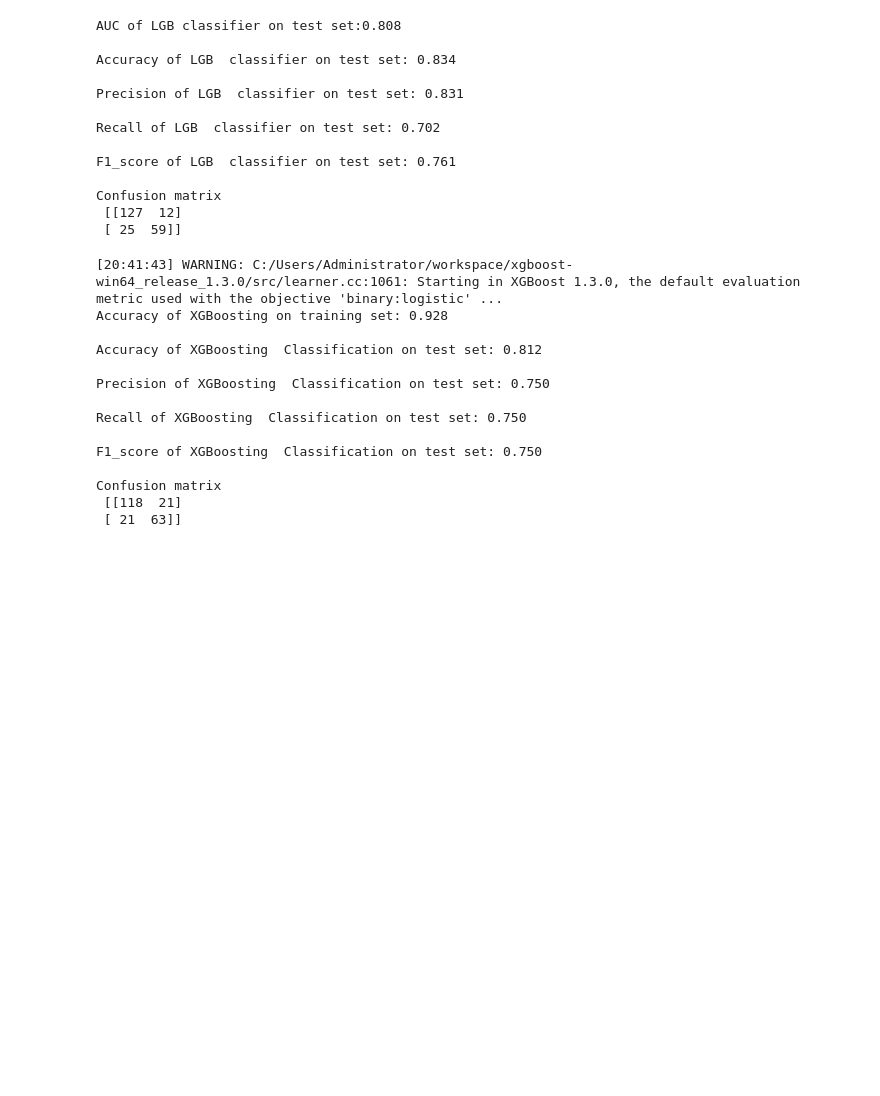
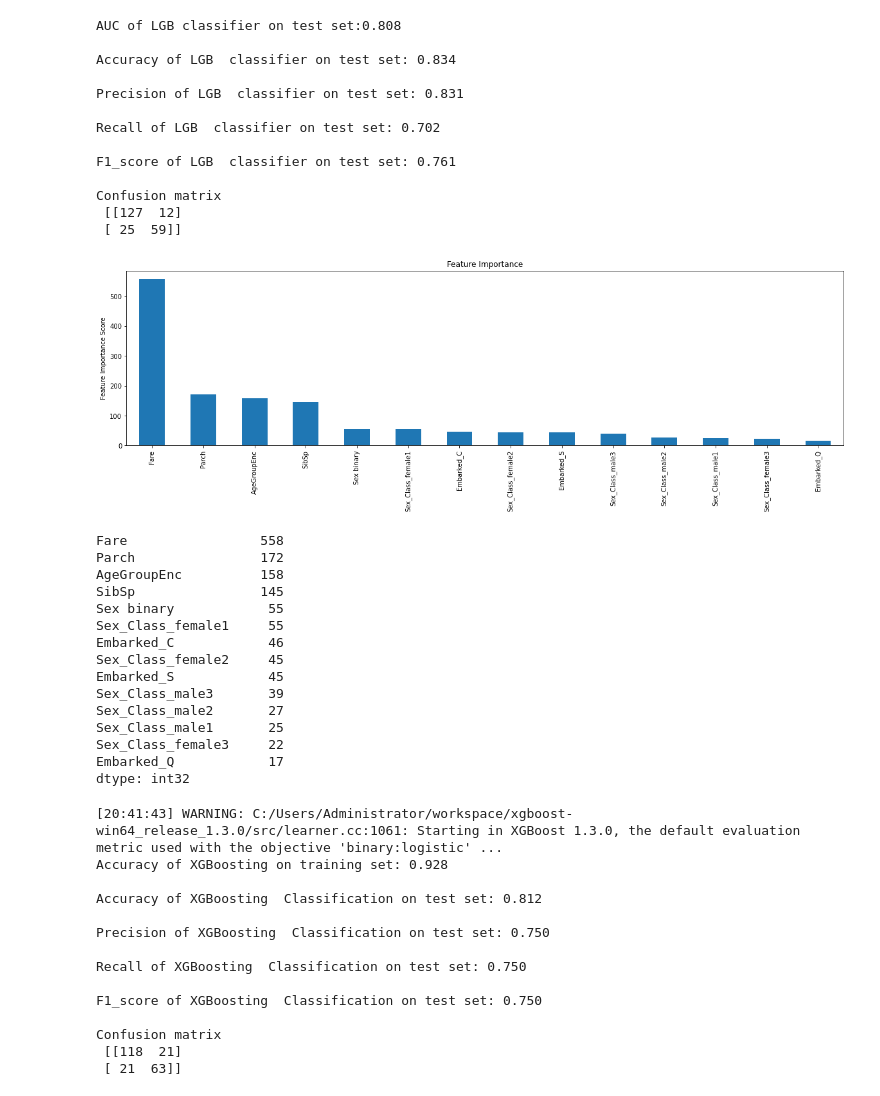
Before and after one commit to AntonVdovenko/GradSchool_Projects_Portfolio, a Jupyter notebook: Titanic competition/Titanic_Competition_Kaggle.ipynb, the cells around one changed output. Saved outputs shown, nothing was run; the diff lists cells and outputs as text; code cells hidden in the pictures; blank space fills up the shorter version.

Commit message:
added feature importance for LGB

```diff
--- a/Titanic competition/Titanic_Competition_Kaggle.ipynb
+++ b/Titanic competition/Titanic_Competition_Kaggle.ipynb
@@ -362,6 +362,33 @@ F1_score of LGB  classifier on test set: 0.761
 Confusion matrix
  [[127  12]
  [ 25  59]]
+# %%
+#Feature importance
+predictors = [x for x in x.columns]
+feat_imp = pd.Series(grid.best_estimator_.feature_importances_, predictors).sort_values(ascending=False)
+feat_imp = feat_imp[0:20]
+plt.rcParams['figure.figsize'] = 20, 5
+feat_imp.plot(kind='bar', title='Feature Importance')
+plt.ylabel('Feature Importance Score')
+plt.show()
+print(feat_imp)
+# %% [output]
+[figure, added]
+Fare                 558
+Parch                172
+AgeGroupEnc          158
+SibSp                145
+Sex binary            55
+Sex_Class_female1     55
+Embarked_C            46
+Sex_Class_female2     45
+Embarked_S            45
+Sex_Class_male3       39
+Sex_Class_male2       27
+Sex_Class_male1       25
+Sex_Class_female3     22
+Embarked_Q            17
+dtype: int32
 # %%
 x_train, x_test, y_train,  y_test = train_test_split(x, y, random_state=0)
 xgb_model = xgb.XGBClassifier(objective="binary:logistic", random_state=42).fit(x_train, y_train)
```
Also changed, not shown: parts of 1 cell of this notebook.
